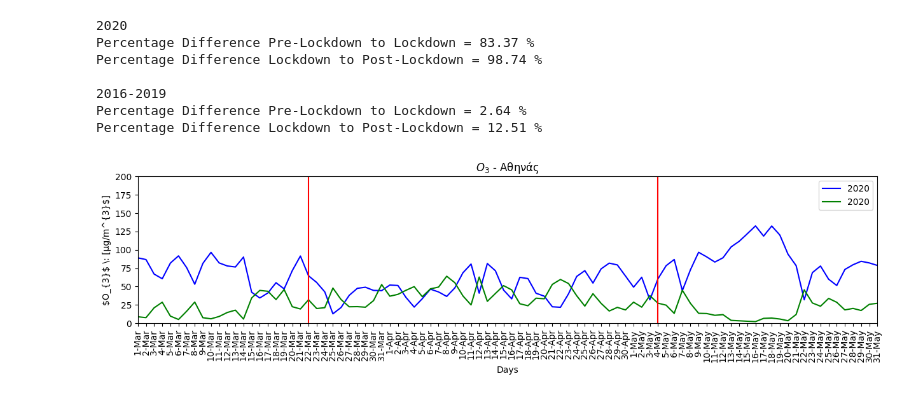
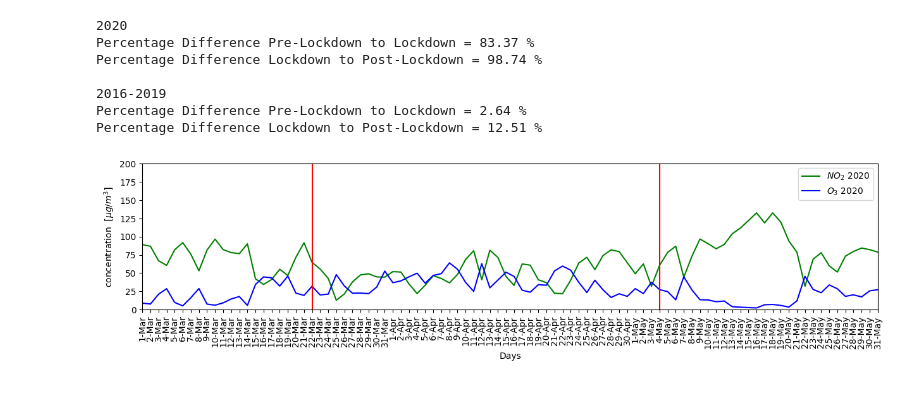
Before and after one commit to costpetrides/Air-pollution-COVID-19-impact, a Jupyter notebook: Lockdown 1/Patision(UT).ipynb, the cells around one changed output. Saved outputs shown, nothing was run; the diff lists cells and outputs as text; code cells hidden in the pictures.

```diff
--- a/Lockdown 1/Patision(UT).ipynb
+++ b/Lockdown 1/Patision(UT).ipynb
@@ -572,26 +560,24 @@ Percentage Difference Pre-Lockdown to Lockdown = 2.64 %
 Percentage Difference Lockdown to Post-Lockdown = 12.51 %
 # %%
 plt.figure(figsize=(15,3))
-plt.title("$O_{3}$ - Aθηνάς")
 
 plt.xlabel('Days')
-plt.ylabel('$O_{3}$ \: [μg/m^{3}$]')
+plt.ylabel('concentration  $[μg/m^{3}$]')
 
-plt.title("$O_{3}$ - Aθηνάς")
 
-plt.plot(df['DAY'], df['NO220'], 'b', label='2020')
-plt.plot(df['DAY'], df['O320'], 'g', label='2020')
+plt.plot(df['DAY'], df['NO220'], 'g', label='$NO_{2}$ 2020')
+plt.plot(df['DAY'], df['O320'], 'b', label='$O_{3}$ 2020')
 
 plt.legend()
 
 
 plt.xlim(df.loc[0]['DAY'] , df.loc[91]['DAY'])
 plt.ylim(0,200)
 
 plt.axvline(x='4-May' ,color='r')
 plt.axvline(x='22-Mar' ,color='r')
 plt.xticks(rotation=90)
 
 plt.show()
 # %% [output]
-[figure, old version]
+[figure, new version]
```
Also changed, not shown: parts of 6 cells of this notebook.
